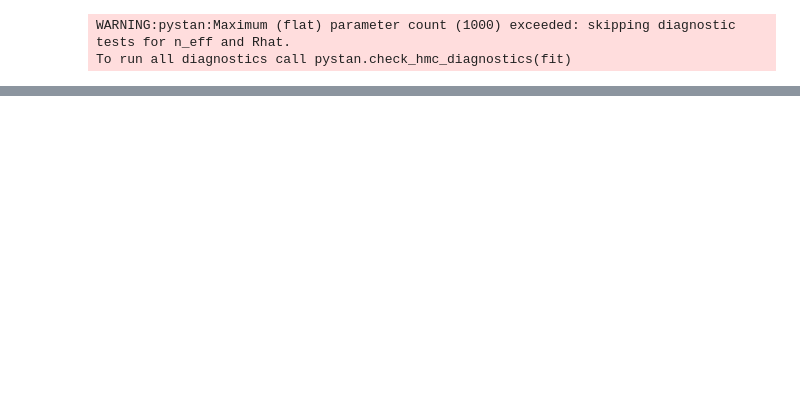
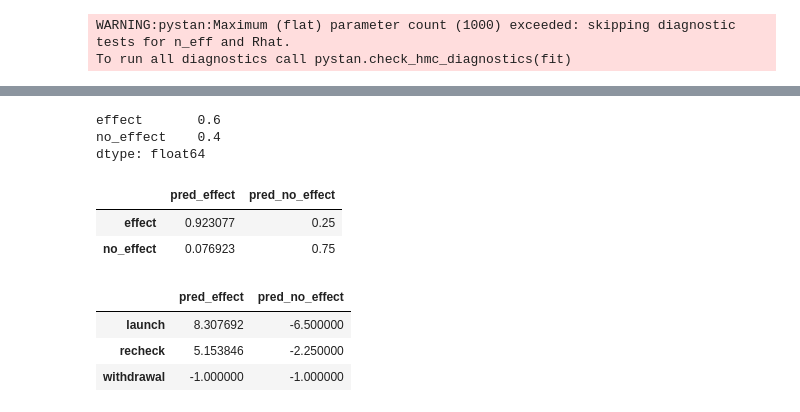
Before and after one commit to MasaAsami/LT_DecisionAnalysis, a Jupyter notebook: lt_decision_analysis.ipynb, the cells around one changed output, grey strips where cells are left out. Cells and saved outputs as stored; diff of their text form; code cells hidden in the pictures; blank space fills up the shorter version.

```diff
--- a/lt_decision_analysis.ipynb
+++ b/lt_decision_analysis.ipynb
@@ -579,0 +664,33 @@ WARNING:matplotlib.font_manager:findfont: Font family ['sans-serif'] not found.
+# %%
+pre_info_effect = 0.6 #@param {type:"slider", min:0, max:1, step:0.1}
+
+pre_info = pd.Series(
+    {
+        "effect" : pre_info_effect,
+        "no_effect" : 1 - pre_info_effect
+    }
+)
+
+pre_info
+# %% [output]
+effect       0.6
+no_effect    0.4
+dtype: float64
+# %%
+joint_state = f_state.mul(pre_info, axis=0)  # p(theta) * p(f | theta)
+marginal_state = joint_state.sum(axis=0)   # p(f)を計算
+conditional_state = joint_state.div(marginal_state, axis=1) # p(theta | theta)
+
+conditional_state
+# %% [output]
+|  | pred_effect | pred_no_effect |
+| effect | 0.923077 | 0.25 |
+| no_effect | 0.076923 | 0.75 |
+# %%
+decision_table = payoff_table.T @ conditional_state
+decision_table.style.bar(align='mid',color=['red', 'green'])
+# %% [output]
+|  | pred_effect | pred_no_effect |
+| launch | 8.307692 | -6.500000 |
+| recheck | 5.153846 | -2.250000 |
+| withdrawal | -1.000000 | -1.000000 |
```
Also changed, not shown: parts of 12 cells of this notebook.
